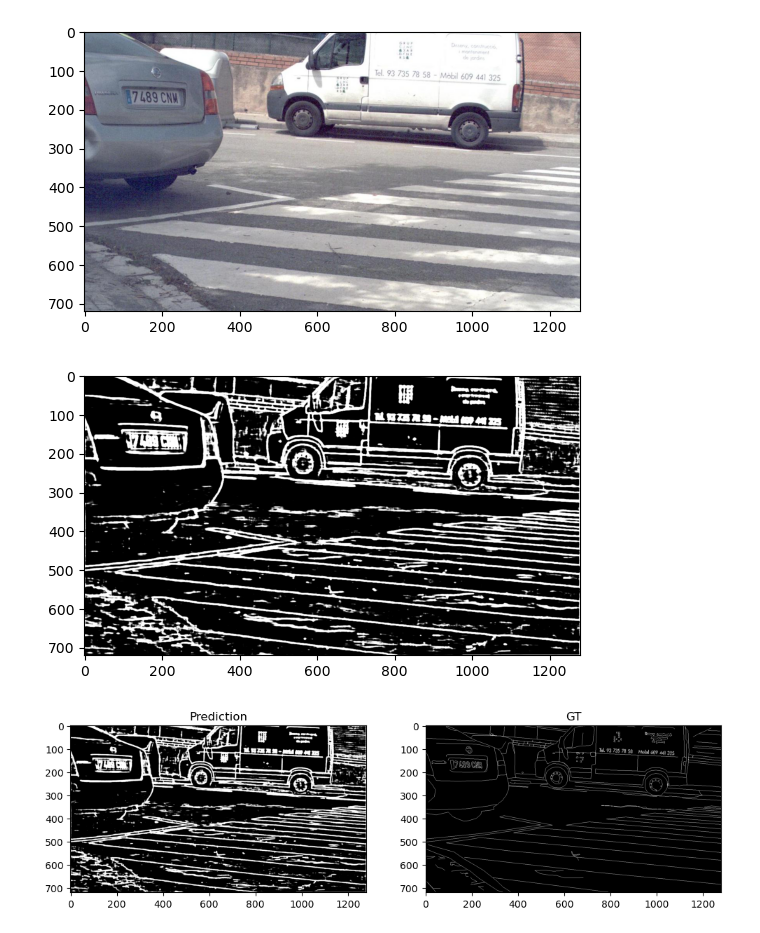
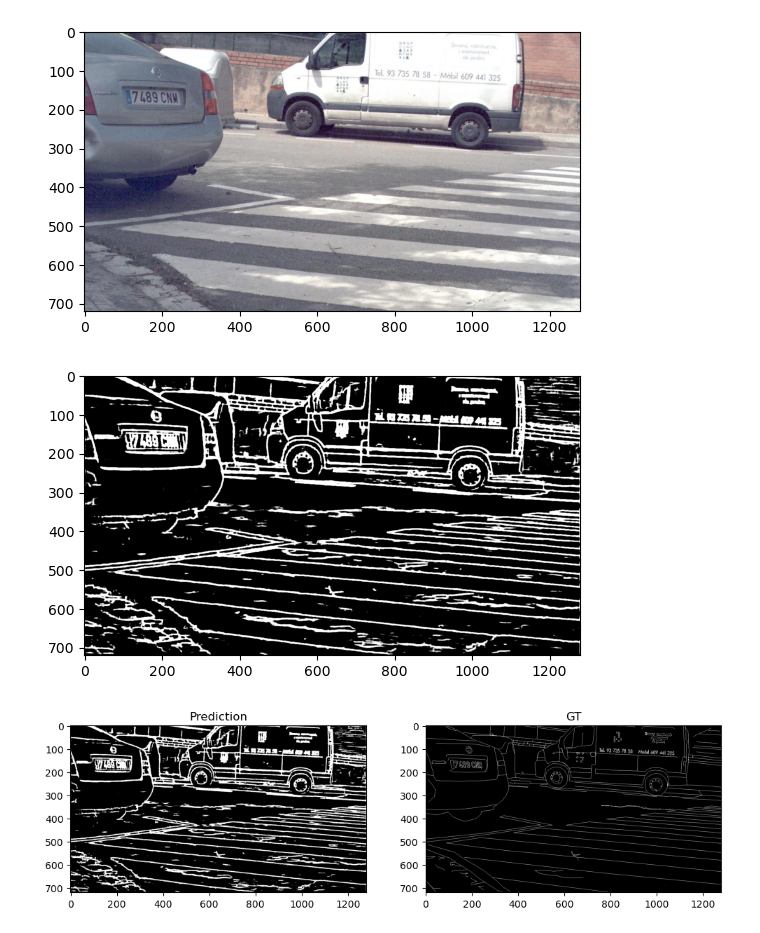
Before and after one commit to SpongeStark/intership_2025_COSYS, a Jupyter notebook: demo/demo_PiDiNet/demo_PiDiNet_train.ipynb, the cells around one changed output. Saved outputs shown, nothing was run; the diff lists cells and outputs as text; code cells hidden in the pictures.

```diff
--- a/demo/demo_PiDiNet/demo_PiDiNet_train.ipynb
+++ b/demo/demo_PiDiNet/demo_PiDiNet_train.ipynb
@@ -18,7 +18,7 @@ from dataset import BIPEDv2, transforms
 # Prepare
 # %%
 device = "cuda" if torch.cuda.is_available() else "cpu"
-epoch = 30
+epoch = 100
 batch_size = 8
 learning_rate = 1e-4
 # train set
@@ -48,6 +48,7 @@ optimizer = torch.optim.Adam(model.parameters(), lr=learning_rate)
 loader = DataLoader(biped_dataset, batch_size=4)
 val_loader = DataLoader(val_dataset, batch_size=4)
 logging = {
+    "metadata": {},
     'train_loss': [],
     'val_loss': []
 }
@@ -63,12 +64,12 @@ cuda
 # %%
 import os
 # set checkpoint file name
-file_stem = "cpt_PiDiNet_01"
+file_stem = "cpt_PiDiNet_02"
 logging['metadata'] = {
     "description": "Train without visibility map, only use edge map",
     "num_epoch":epoch,
     "batch_size":batch_size,
-    "criterion": "CrossEntropyLoss",
+    "criterion": criterion.__class__.__name__,
     "learning_rate": learning_rate
 }
 
@@ -118,6 +119,6 @@ else: # already trained
     for e, (train_loss, val_loss) in enumerate(zip(logging['train_loss'], logging['val_loss'])):
         print("-".join(["-"]*30))
         print(f"\nIn epoch {e}, the average  training  loss is {train_loss}")
-        print(f"\nIn epoch {e}, the average validation loss is {train_loss}")
+        print(f"\nIn epoch {e}, the average validation loss is {val_loss}")
 # %% [output]
 **************************************************
@@ -176,17 +177,17 @@ with torch.no_grad():
 # %%
 import matplotlib.pyplot as plt
 import numpy as np
 
 def normalisation(img, percentile=95):
     res = img / np.percentile(img, percentile)
     res = np.where(res<0, 0, res)
     res = np.where(res>1, 1, res)
     return res
 
-plt.imshow(normalisation(yhat), cmap="gray")
+plt.imshow(yhat, cmap="gray")
 plt.show()
 # %% [output]
-[figure, old version]
+[figure, new version]
 # %%
 # display result
 fig, (ax1, ax2) = plt.subplots(1, 2)
@@ -198,4 +199,4 @@ ax2.imshow(normalisation(y, 98), cmap="gray")
 ax2.set_title("GT")
 plt.show()
 # %% [output]
-[figure, old version]
+[figure, new version]
```
Also changed, not shown: parts of 2 cells of this notebook, 7 other files.
